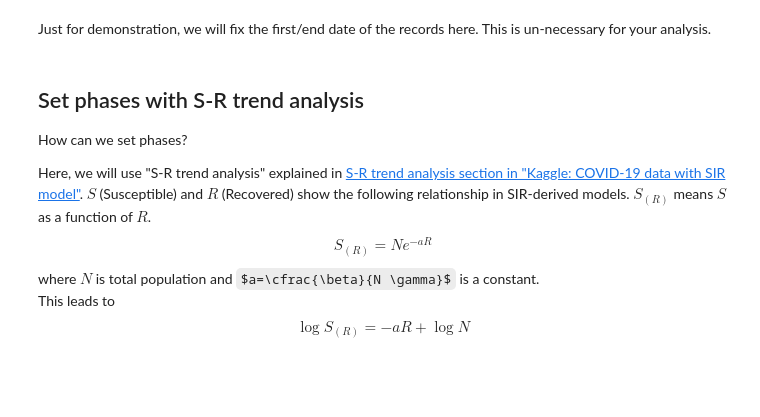
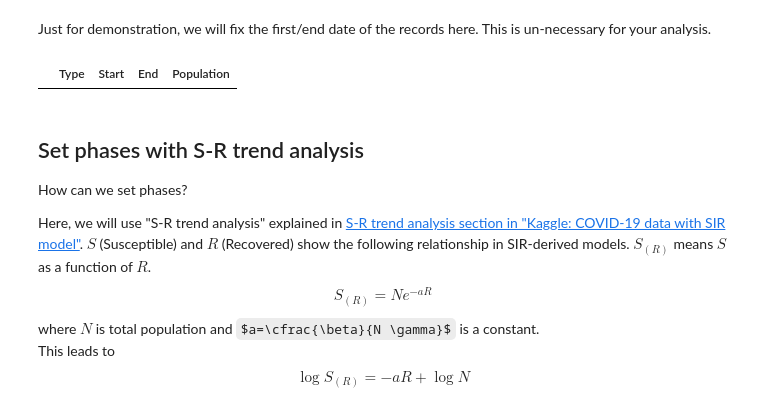
Before and after one commit to lisphilar/covid19-sir, a Jupyter notebook: example/usage_phases.ipynb, the cells around one changed output. Cells and saved outputs as stored; diff of their text form; code cells hidden in the pictures; some formulas as TeX source; blank space fills up the shorter version.

```diff
--- a/example/usage_phases.ipynb
+++ b/example/usage_phases.ipynb
@@ -32,10 +39,12 @@ Just for demonstration, we will fix the first/end date of the records here. This
 # %%
 # Fix the first date of records
 scenario.first_date = "01Mar2020"
 # Fix the last date of records
-scenario.last_date = "20Jul2020"
+scenario.last_date = "16Jul2020"
 # Summarize (Empty because no phases are registered)
 scenario.summary()
+# %% [output]
+|  | Type | Start | End | Population |
 # %% [markdown]
 ## Set phases with S-R trend analysis
 How can we set phases?
```
Also changed, not shown: parts of 19 cells of this notebook, 2 other files.
